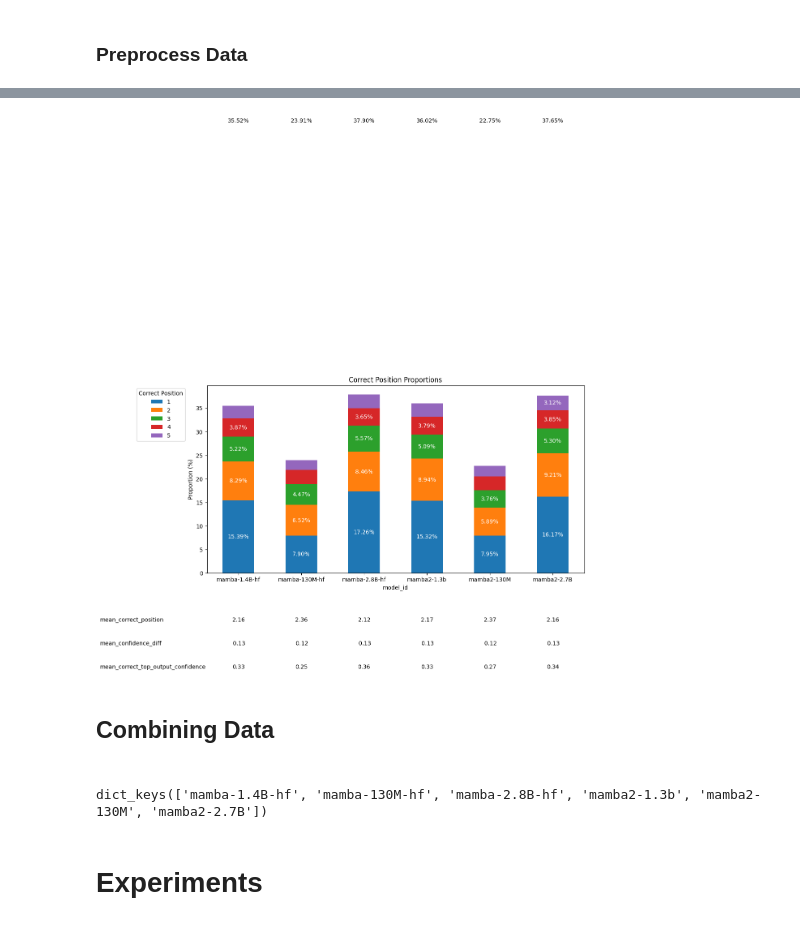
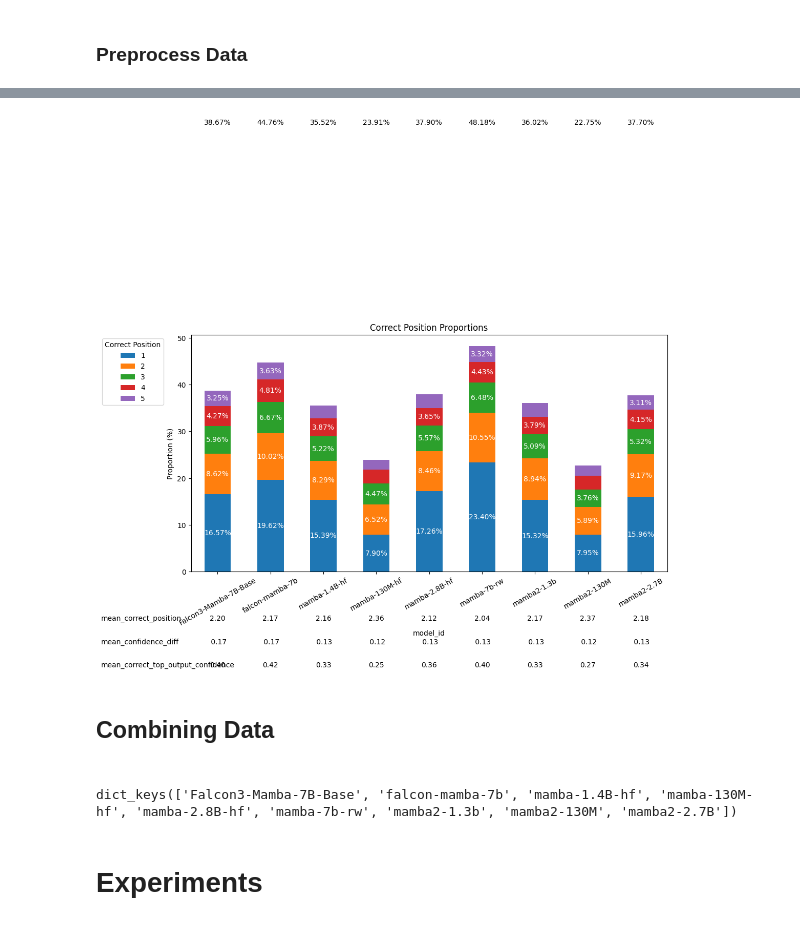
Before and after one commit to idangrosbard/ssm_analysis, a Jupyter notebook: notebooks/test-counterfact_correct.ipynb, the cells around one changed output, grey strips where cells are left out. Saved outputs shown, nothing was run; the diff lists cells and outputs as text; code cells hidden in the pictures.

```diff
--- a/notebooks/test-counterfact_correct.ipynb
+++ b/notebooks/test-counterfact_correct.ipynb
@@ -45,5 +42,8 @@ correct_files_raw = {
     )
     for experiment_path in base_output_dir.glob("**")
     if (known_1000_correct_file := experiment_path / "evaluate" / "counter_fact.csv").exists()
-    and "mamba" in experiment_path.name
+    and "mamba" in experiment_path.name.lower()
+    # and 'falcon' not in experiment_path.name.lower()
 }
+
+print(correct_files_raw.keys())
@@ -257,7 +245,7 @@ def plot_correct_position_proportions(
     plt.title("Correct Position Proportions")
 
     plt.ylabel("Proportion (%)")
-    plt.xticks(rotation=0)
+    plt.xticks(rotation=30)
     plt.legend(title="Correct Position", bbox_to_anchor=(-0.05, 1), loc="upper right")
 
     n_bars = len(pivot_df)
@@ -295,41 +283,41 @@ def plot_correct_position_proportions(
         bar_location = ax.patches[i].get_x() + ax.patches[i].get_width() / 2
         model_stats = df.iloc[i]
 
         ax.text(
             bar_location,
             96,
             model_stats["accuracy_any_correct"],
             fontsize=10,
             ha="center",
             va="center",
             color="black",
         )
 
         for j, col in enumerate(additional_info_cols):
             ax.text(
                 bar_location,
                 -10 - j * 5,
                 model_stats[col],
                 fontsize=10,
                 ha="center",
                 va="center",
                 color="black",
             )
 
     # plt.tight_layout()
     plt.show()
 
 
 plot_correct_position_proportions(per_model_stats_df)
 # %% [output]
-[figure, old version]
+[figure, new version]
 # %% [markdown]
 ## Combining Data
 #
 # %%
 correct_files.keys()
 # %% [output]
-dict_keys(['mamba-1.4B-hf', 'mamba-130M-hf', 'mamba-2.8B-hf', 'mamba2-1.3b', 'mamba2-130M', 'mamba2-2.7B'])
+dict_keys(['Falcon3-Mamba-7B-Base', 'falcon-mamba-7b', 'mamba-1.4B-hf', 'mamba-130M-hf', 'mamba-2.8B-hf', 'mamba-7b-rw', 'mamba2-1.3b', 'mamba2-130M', 'mamba2-2.7B'])
 # %%
 # Predefined constants for column names
 INDEX_COL = "original_idx"
```
Also changed, not shown: parts of 17 cells of this notebook, 22 other files.
